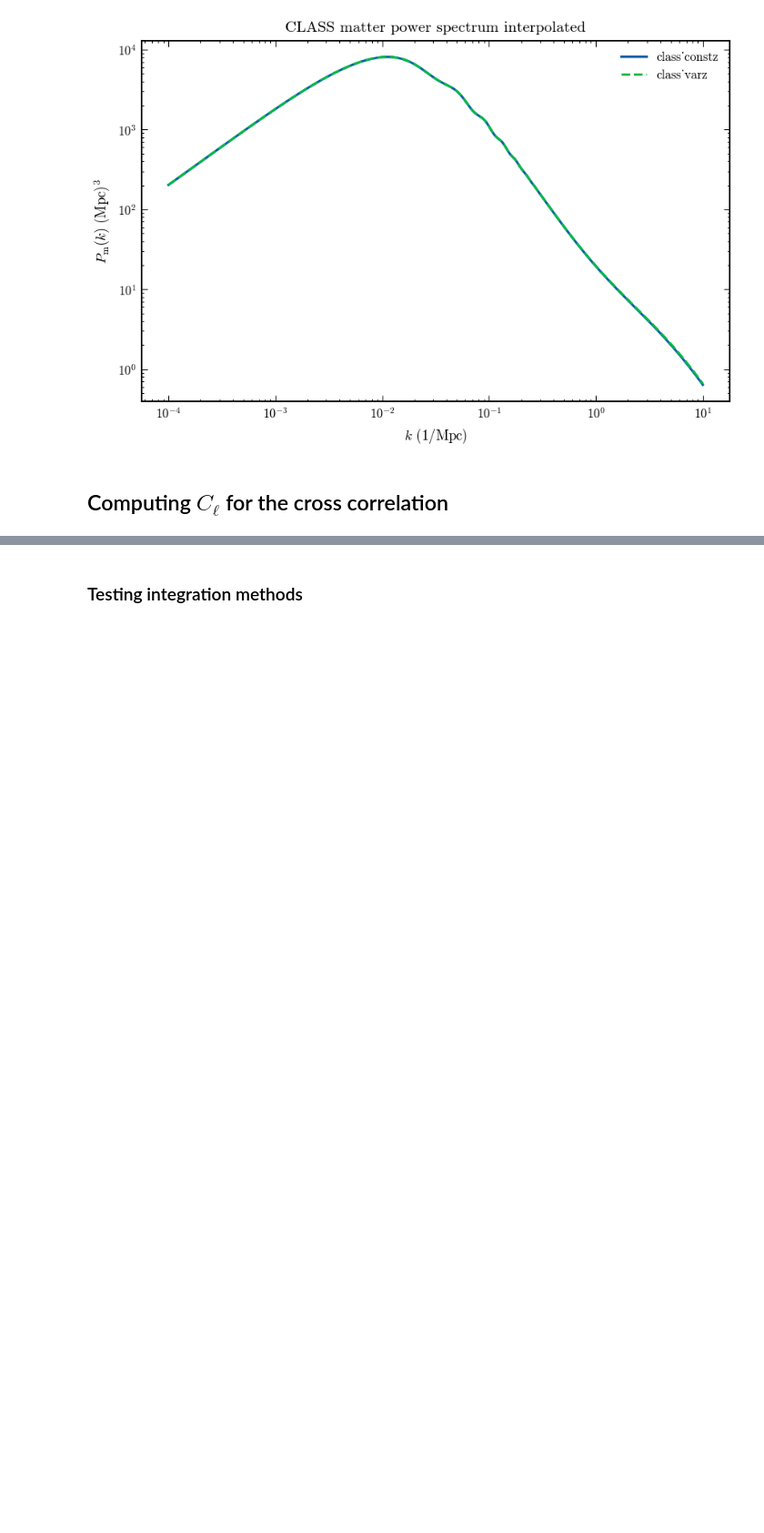
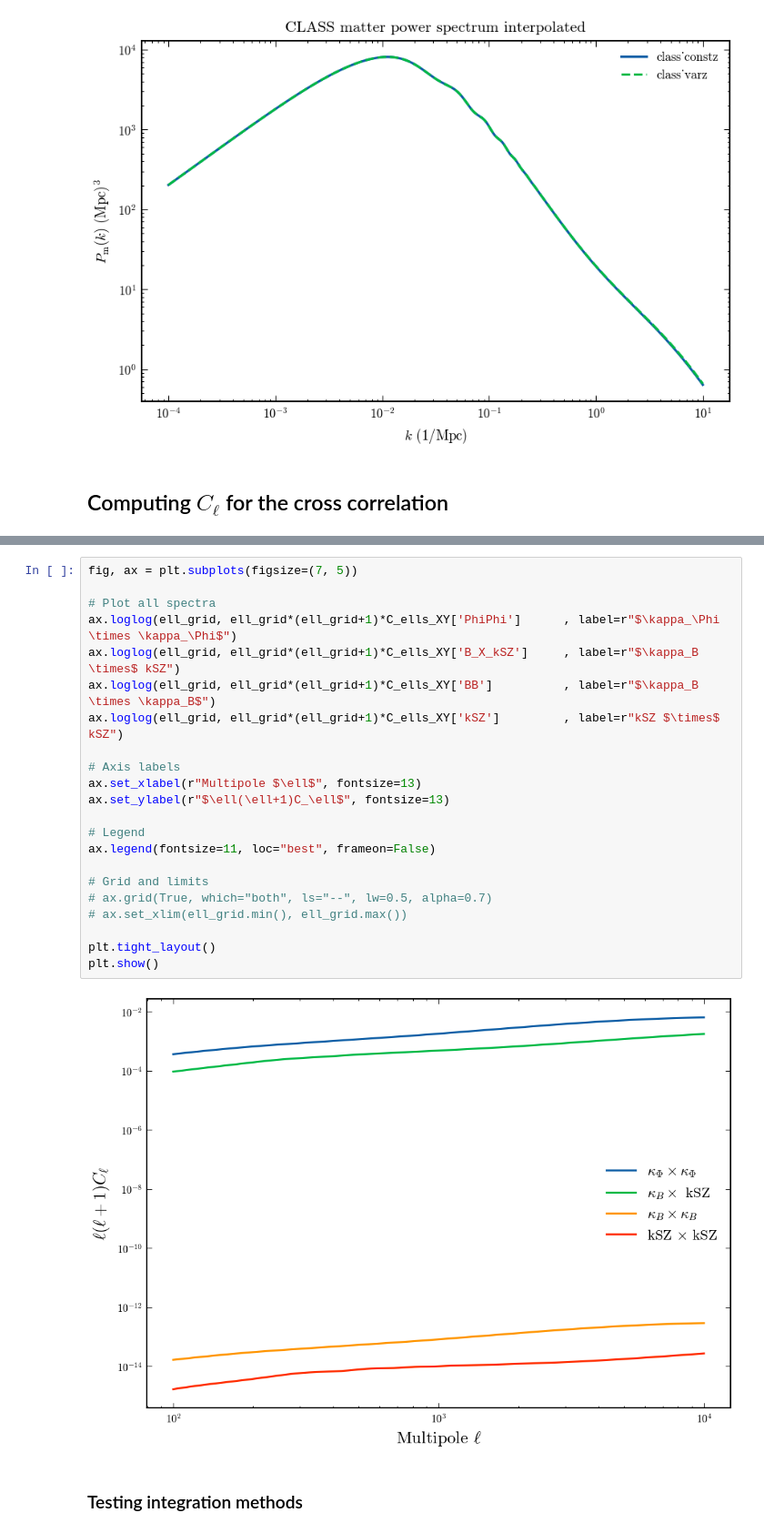
Before and after one commit to vPedreros/gravitomagnetic, a Jupyter notebook: C_l_gral.ipynb, the cells around one changed output, grey strips where cells are left out. Shown at 91% size. Cells and saved outputs as stored; diff of their text form; blank space fills up the shorter version.

```diff
--- a/C_l_gral.ipynb
+++ b/C_l_gral.ipynb
@@ -230,3 +265,27 @@ ax.legend()
+# %%
+fig, ax = plt.subplots(figsize=(7, 5))
+
+# Plot all spectra
+ax.loglog(ell_grid, ell_grid*(ell_grid+1)*C_ells_XY['PhiPhi']      , label=r"$\kappa_\Phi \times \kappa_\Phi$")
+ax.loglog(ell_grid, ell_grid*(ell_grid+1)*C_ells_XY['B_X_kSZ']     , label=r"$\kappa_B \times$ kSZ")
+ax.loglog(ell_grid, ell_grid*(ell_grid+1)*C_ells_XY['BB']          , label=r"$\kappa_B \times \kappa_B$")
+ax.loglog(ell_grid, ell_grid*(ell_grid+1)*C_ells_XY['kSZ']         , label=r"kSZ $\times$ kSZ")
+
+# Axis labels
+ax.set_xlabel(r"Multipole $\ell$", fontsize=13)
+ax.set_ylabel(r"$\ell(\ell+1)C_\ell$", fontsize=13)
+
+# Legend
+ax.legend(fontsize=11, loc="best", frameon=False)
+
+# Grid and limits
+# ax.grid(True, which="both", ls="--", lw=0.5, alpha=0.7)
+# ax.set_xlim(ell_grid.min(), ell_grid.max())
+
+plt.tight_layout()
+plt.show()
+# %% [output]
+[figure, added]
 # %% [markdown]
 ### Testing integration methods
 # %%
```
Also changed, not shown: parts of 13 cells of this notebook, 2 other files.
